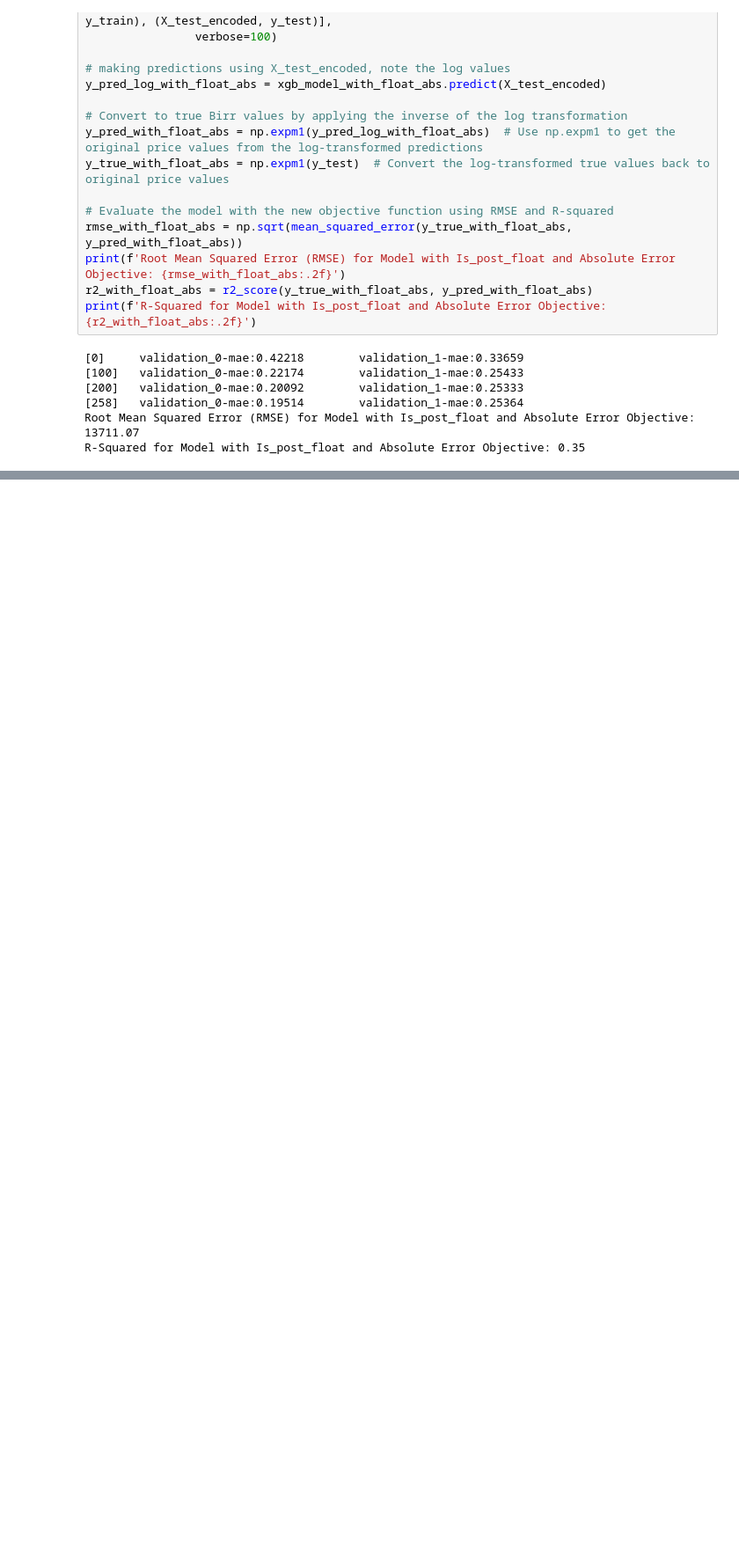
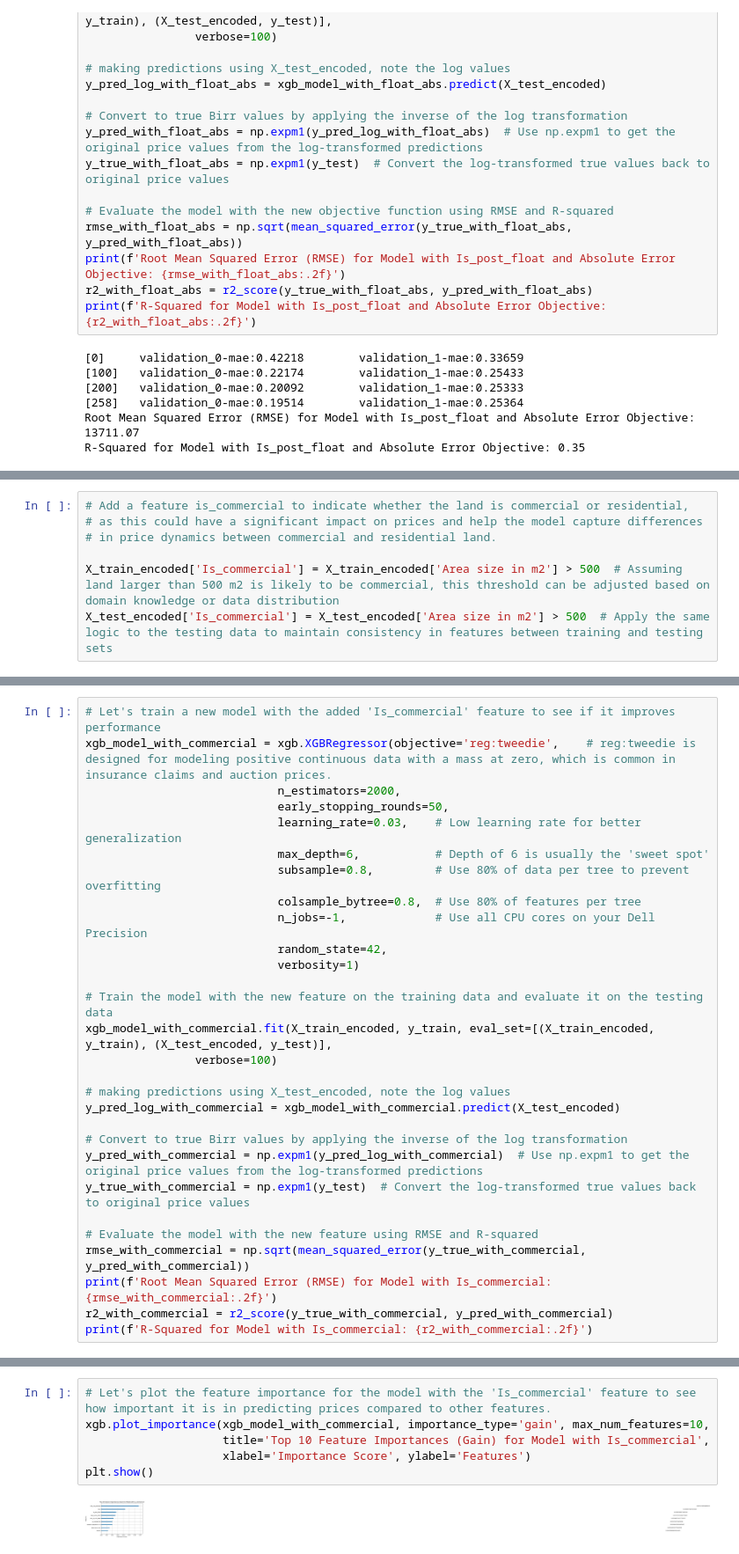
Before and after one commit to Solhemi/Land_auction_price_prediction_model_in_Addis, a Jupyter notebook: land_auction_price_prediction_model.ipynb, the cells around one changed output, grey strips where cells are left out. Shown at 88% size. Cells and saved outputs as stored; diff of their text form; blank space fills up the shorter version.

Commit message:
model_improvement_trials

```diff
--- a/land_auction_price_prediction_model.ipynb
+++ b/land_auction_price_prediction_model.ipynb
@@ -1327,0 +1353,7 @@ R-Squared for Model with Is_post_float and Absolute Error Objective: 0.35
+# %%
+# Add a feature is_commercial to indicate whether the land is commercial or residential,
+# as this could have a significant impact on prices and help the model capture differences
+# in price dynamics between commercial and residential land.
+
+X_train_encoded['Is_commercial'] = X_train_encoded['Area size in m2'] > 500  # Assuming land larger than 500 m2 is likely to be commercial, this threshold can be adjusted based on domain knowledge or data distribution
+X_test_encoded['Is_commercial'] = X_test_encoded['Area size in m2'] > 500  # Apply the same logic to the testing data to maintain consistency in features between training and testing sets
@@ -1327,0 +1389,29 @@ R-Squared for Model with Is_post_float and Absolute Error Objective: 0.35
+# %%
+# Let's train a new model with the added 'Is_commercial' feature to see if it improves performance
+xgb_model_with_commercial = xgb.XGBRegressor(objective='reg:tweedie',    # reg:tweedie is designed for modeling positive continuous data with a mass at zero, which is common in insurance claims and auction prices.
+                            n_estimators=2000,
+                            early_stopping_rounds=50,
+                            learning_rate=0.03,    # Low learning rate for better generalization
+                            max_depth=6,           # Depth of 6 is usually the 'sweet spot'
+                            subsample=0.8,         # Use 80% of data per tree to prevent overfitting
+                            colsample_bytree=0.8,  # Use 80% of features per tree
+                            n_jobs=-1,             # Use all CPU cores on your Dell Precision
+                            random_state=42,
+                            verbosity=1)
+
+# Train the model with the new feature on the training data and evaluate it on the testing data
+xgb_model_with_commercial.fit(X_train_encoded, y_train, eval_set=[(X_train_encoded, y_train), (X_test_encoded, y_test)],
+                verbose=100)
+
+# making predictions using X_test_encoded, note the log values
+y_pred_log_with_commercial = xgb_model_with_commercial.predict(X_test_encoded)
+
+# Convert to true Birr values by applying the inverse of the log transformation
+y_pred_with_commercial = np.expm1(y_pred_log_with_commercial)  # Use np.expm1 to get the original price values from the log-transformed predictions
+y_true_with_commercial = np.expm1(y_test)  # Convert the log-transformed true values back to original price values
+
+# Evaluate the model with the new feature using RMSE and R-squared
+rmse_with_commercial = np.sqrt(mean_squared_error(y_true_with_commercial, y_pred_with_commercial))
+print(f'Root Mean Squared Error (RMSE) for Model with Is_commercial: {rmse_with_commercial:.2f}')
+r2_with_commercial = r2_score(y_true_with_commercial, y_pred_with_commercial)
+print(f'R-Squared for Model with Is_commercial: {r2_with_commercial:.2f}')
@@ -1327,0 +1425,8 @@ R-Squared for Model with Is_post_float and Absolute Error Objective: 0.35
+# %%
+# Let's plot the feature importance for the model with the 'Is_commercial' feature to see how important it is in predicting prices compared to other features.
+xgb.plot_importance(xgb_model_with_commercial, importance_type='gain', max_num_features=10,
+                    title='Top 10 Feature Importances (Gain) for Model with Is_commercial',
+                    xlabel='Importance Score', ylabel='Features')
+plt.show()
+# %% [output]
+[figure, added]
```
Also changed, not shown: parts of 9 cells of this notebook.
